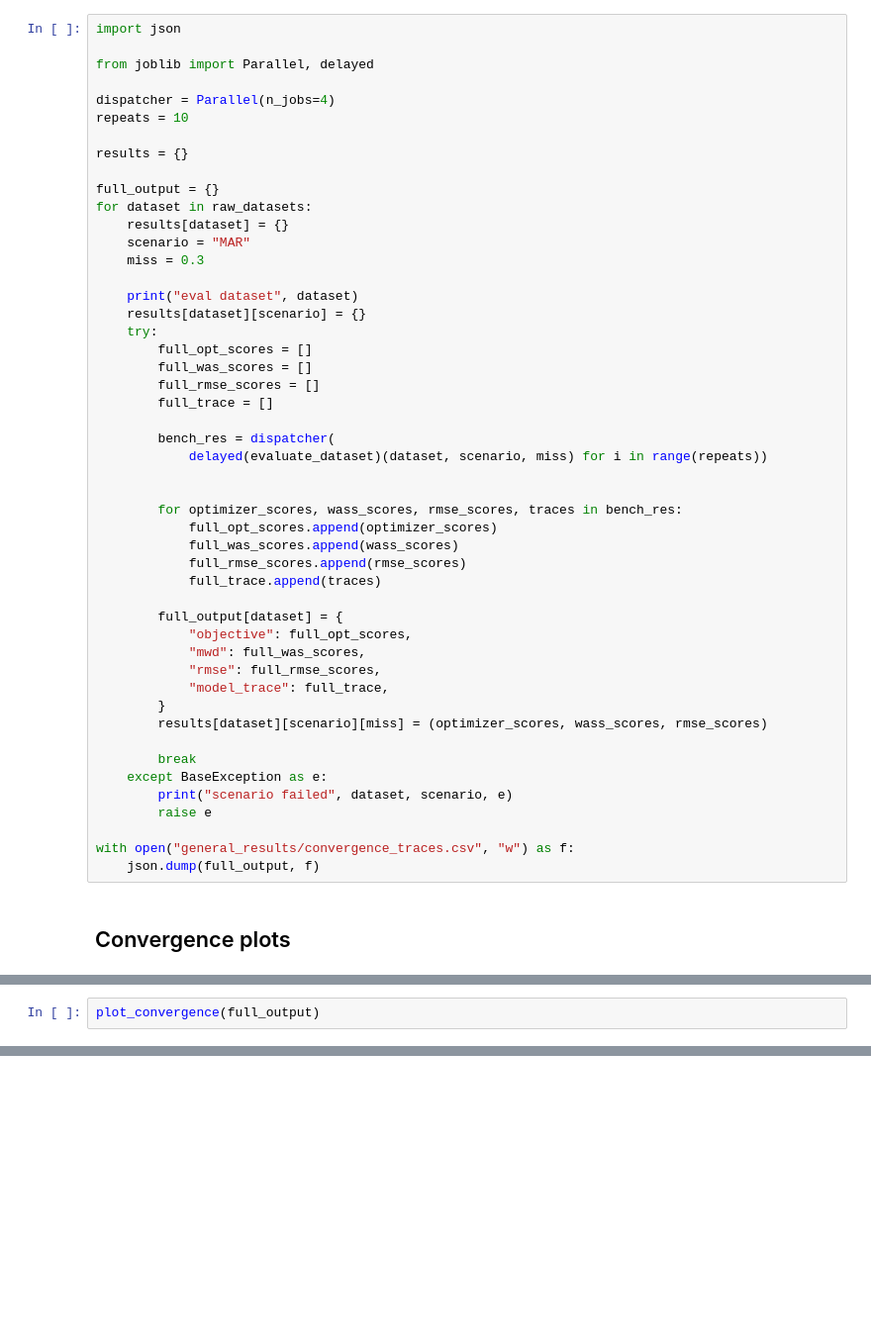
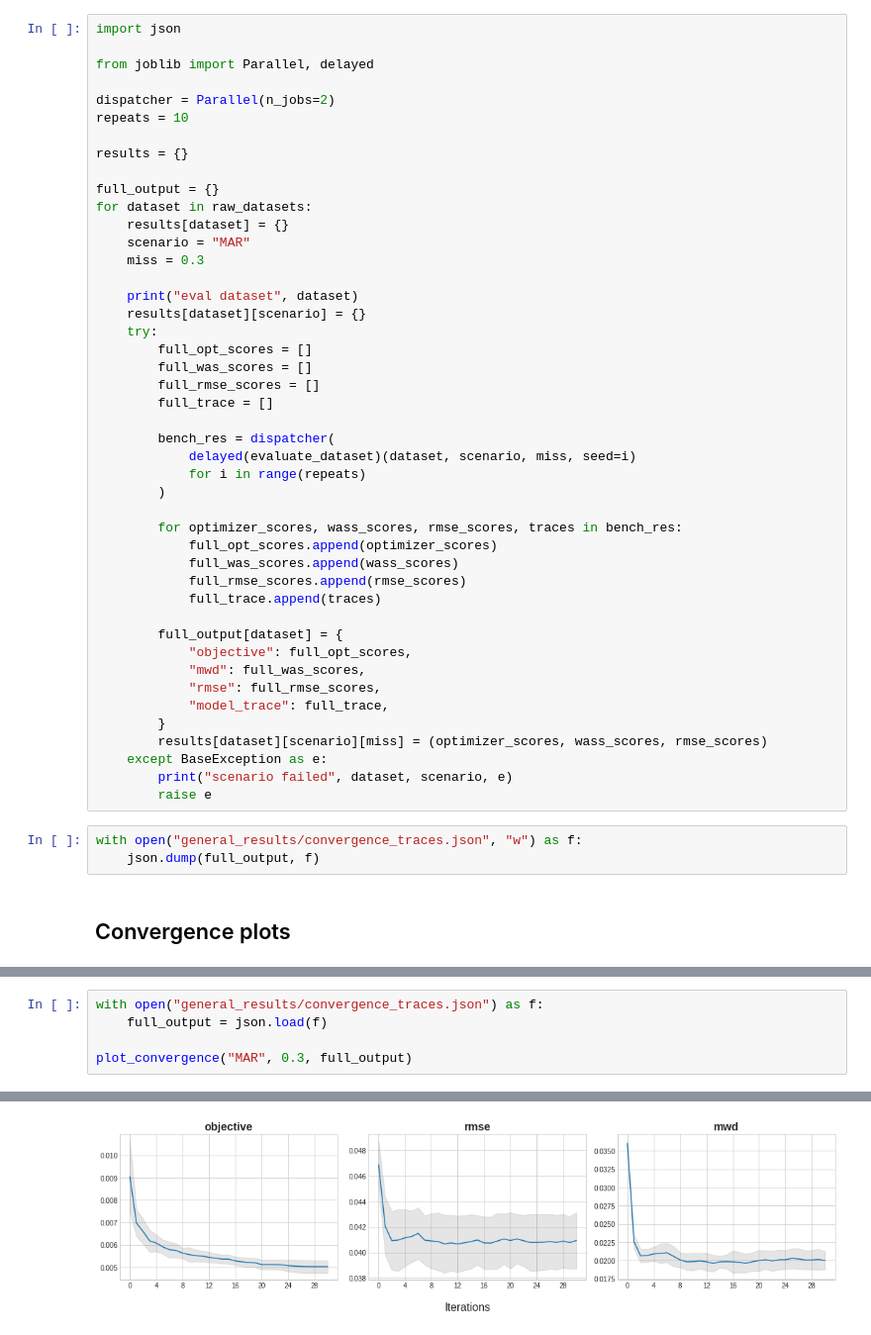
Before and after one commit to vanderschaarlab/hyperimpute, a Jupyter notebook: tutorials/experiments_03_insights_hyperimpute_convergence_std.ipynb, the cells around one changed output, grey strips where cells are left out. Shown: that part at 99% size. Drawn from its saved outputs; the diff is of its cells as text; blank space fills up the shorter version.

Commit message:
convergence experiments

```diff
--- a/tutorials/experiments_03_insights_hyperimpute_convergence_std.ipynb
+++ b/tutorials/experiments_03_insights_hyperimpute_convergence_std.ipynb
@@ -174,7 +190,7 @@ import json
 
 from joblib import Parallel, delayed
 
-dispatcher = Parallel(n_jobs=4)
+dispatcher = Parallel(n_jobs=2)
 repeats = 10
 
 results = {}
@@ -194,8 +210,9 @@ for dataset in raw_datasets:
         full_trace = []
 
         bench_res = dispatcher(
-            delayed(evaluate_dataset)(dataset, scenario, miss) for i in range(repeats))
-
+            delayed(evaluate_dataset)(dataset, scenario, miss, seed=i)
+            for i in range(repeats)
+        )
 
         for optimizer_scores, wass_scores, rmse_scores, traces in bench_res:
             full_opt_scores.append(optimizer_scores)
@@ -210,14 +227,12 @@ for dataset in raw_datasets:
             "model_trace": full_trace,
         }
         results[dataset][scenario][miss] = (optimizer_scores, wass_scores, rmse_scores)
-
-        break
     except BaseException as e:
         print("scenario failed", dataset, scenario, e)
         raise e
-
-with open("general_results/convergence_traces.csv", "w") as f:
-    json.dump(full_output, f)
+# %%
+with open("general_results/convergence_traces.json", "w") as f:
+    json.dump(full_output, f)
 # %% [markdown]
 ## Convergence plots
 # %%
@@ -258,2 +287,6 @@ def plot_convergence(data):
 # %%
-plot_convergence(full_output)
+with open("general_results/convergence_traces.json") as f:
+    full_output = json.load(f)
+
+plot_convergence("MAR", 0.3, full_output)
+# %% [output]
@@ -259,0 +294 @@ plot_convergence(full_output)
+[figure, added]
```
Also changed, not shown: parts of 6 cells of this notebook, 2 other files.
